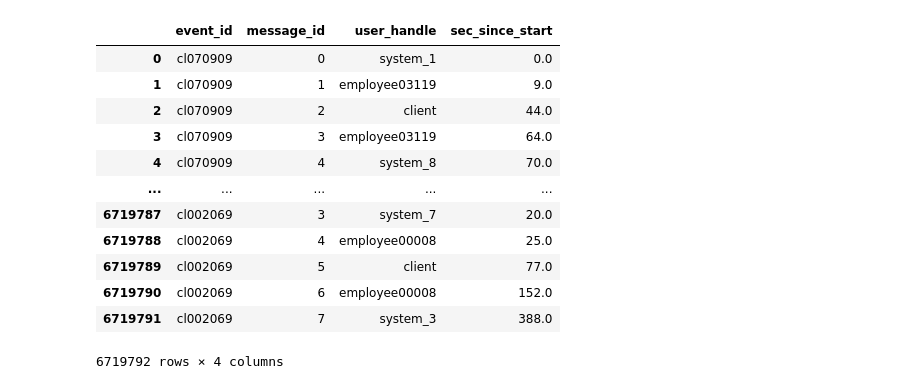
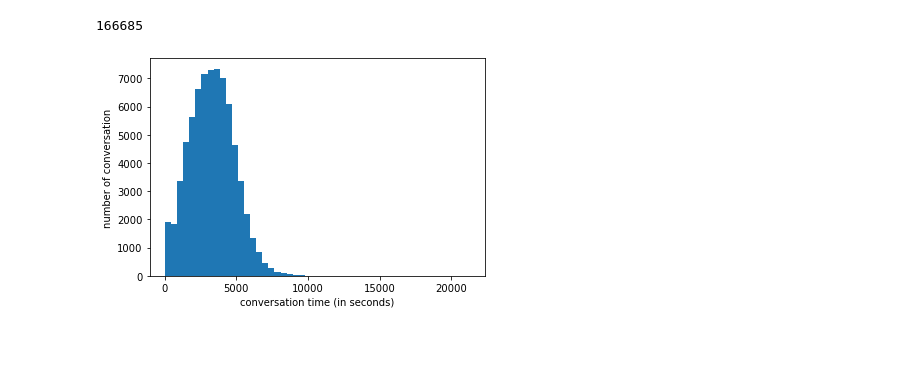
Before and after one commit to lougau92/MA2---Towards-real-time-support-for-a-suicide-prevention-hotline-operators-, a Jupyter notebook: EDA.ipynb, the cells around one changed output. Cells and saved outputs as stored; diff of their text form; code cells hidden in the pictures; blank space fills up the shorter version.

```diff
--- a/EDA.ipynb
+++ b/EDA.ipynb
@@ -23,19 +24,21 @@ for y in years:
         df["id"] = df["event_id"].astype("string") + df["message_id"].astype("string")
         df=df.set_index("id")
         df_all = df_all.merge(df, how = "outer")
-# %%
-df_all
-# %% [output]
-|  | event_id | message_id | user_handle | sec_since_start |
-| 0 | cl070909 | 0 | system_1 | 0.0 |
-| 1 | cl070909 | 1 | employee03119 | 9.0 |
-| 2 | cl070909 | 2 | client | 44.0 |
-| 3 | cl070909 | 3 | employee03119 | 64.0 |
-| 4 | cl070909 | 4 | system_8 | 70.0 |
-| ... | ... | ... | ... | ... |
-| 6719787 | cl002069 | 3 | system_7 | 20.0 |
-| 6719788 | cl002069 | 4 | employee00008 | 25.0 |
-| 6719789 | cl002069 | 5 | client | 77.0 |
-| 6719790 | cl002069 | 6 | employee00008 | 152.0 |
-| 6719791 | cl002069 | 7 | system_3 | 388.0 |
-6719792 rows × 4 columns
+# %%
+df_all = df_all.groupby("event_id")
+# %%
+print(len(df))
+# %% [output]
+166685
+# %%
+event_lengths = []
+
+for name, group in df_all:
+    event_lengths.append(np.max(group["sec_since_start"]))
+# %%
+a =plt.hist(x =event_lengths, bins = 50)
+plt.xlabel("conversation time (in seconds)")
+plt.ylabel("number of conversation")
+plt.show()
+# %% [output]
+[figure, added]
```
Also changed, not shown: parts of 13 cells of this notebook.
